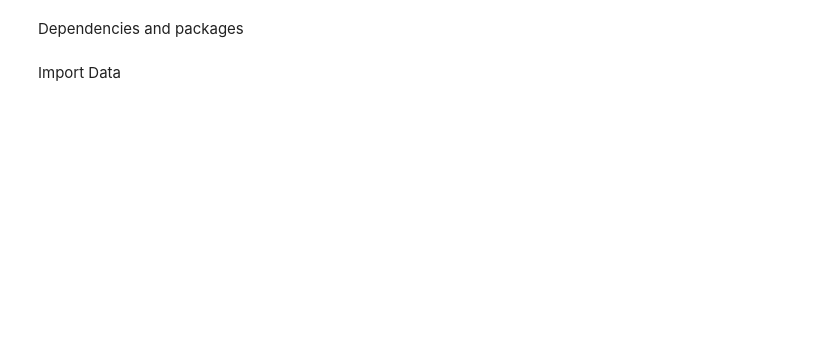
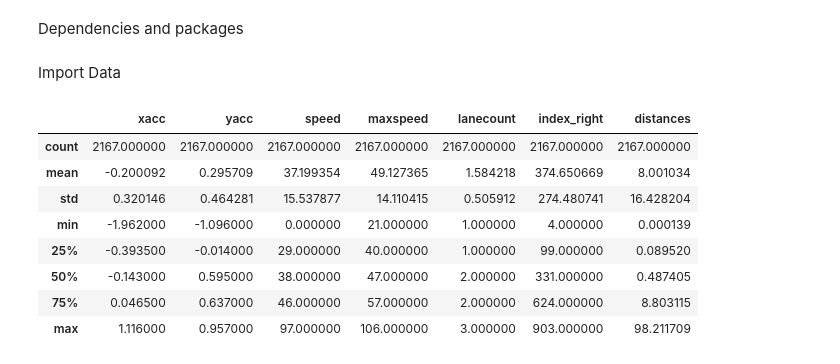
Before and after one commit to tylershienlim/python-CompassIoT-Capstone, a Jupyter notebook: DD_graph-v2-13657919.ipynb, the cells around one changed output. Cells and saved outputs as stored; diff of their text form; code cells hidden in the pictures; blank space fills up the shorter version.

```diff
--- a/DD_graph-v2-13657919.ipynb
+++ b/DD_graph-v2-13657919.ipynb
@@ -11,5 +37,17 @@ from sklearn.cluster import KMeans
 Import Data
 # %%
 ddb = gpd.read_file('./data/ddb_roundabout.geojson')
+# %%
+ddb.describe()
+# %% [output]
+|  | xacc | yacc | speed | maxspeed | lanecount | index_right | distances |
+| count | 2167.000000 | 2167.000000 | 2167.000000 | 2167.000000 | 2167.000000 | 2167.000000 | 2167.000000 |
+| mean | -0.200092 | 0.295709 | 37.199354 | 49.127365 | 1.584218 | 374.650669 | 8.001034 |
+| std | 0.320146 | 0.464281 | 15.537877 | 14.110415 | 0.505912 | 274.480741 | 16.428204 |
+| min | -1.962000 | -1.096000 | 0.000000 | 21.000000 | 1.000000 | 4.000000 | 0.000139 |
+| 25% | -0.393500 | -0.014000 | 29.000000 | 40.000000 | 1.000000 | 99.000000 | 0.089520 |
+| 50% | -0.143000 | 0.595000 | 38.000000 | 47.000000 | 2.000000 | 331.000000 | 0.487405 |
+| 75% | 0.046500 | 0.637000 | 46.000000 | 57.000000 | 2.000000 | 624.000000 | 8.803115 |
+| max | 1.116000 | 0.957000 | 97.000000 | 106.000000 | 3.000000 | 903.000000 | 98.211709 |
 # %%
 accident = gpd.read_file('./data/crash_roundabout.geojson')
```
Also changed, not shown: parts of 34 cells of this notebook, 1 other file.
